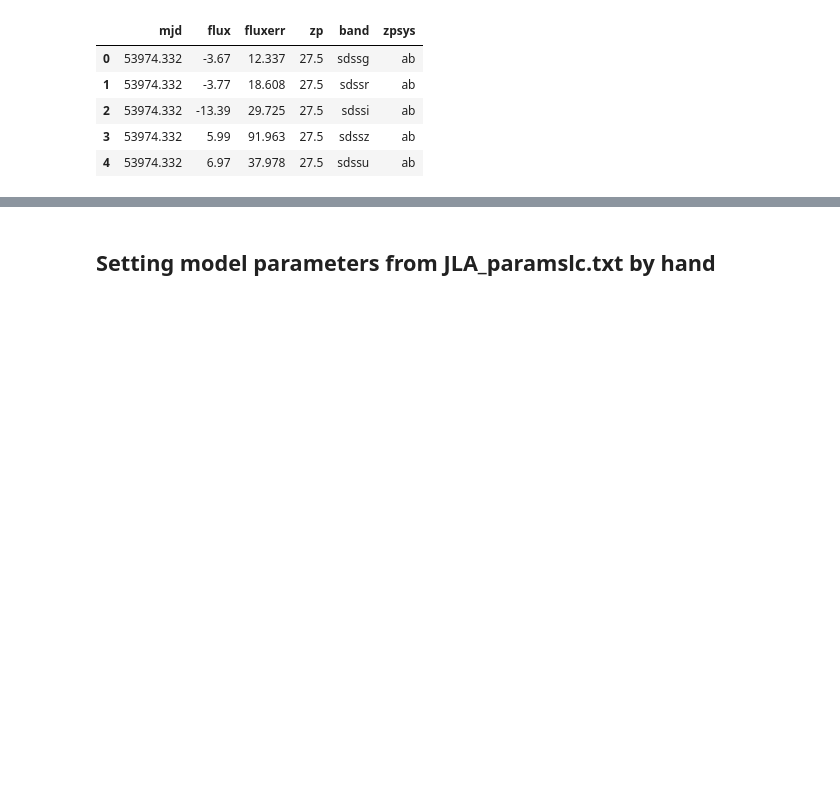
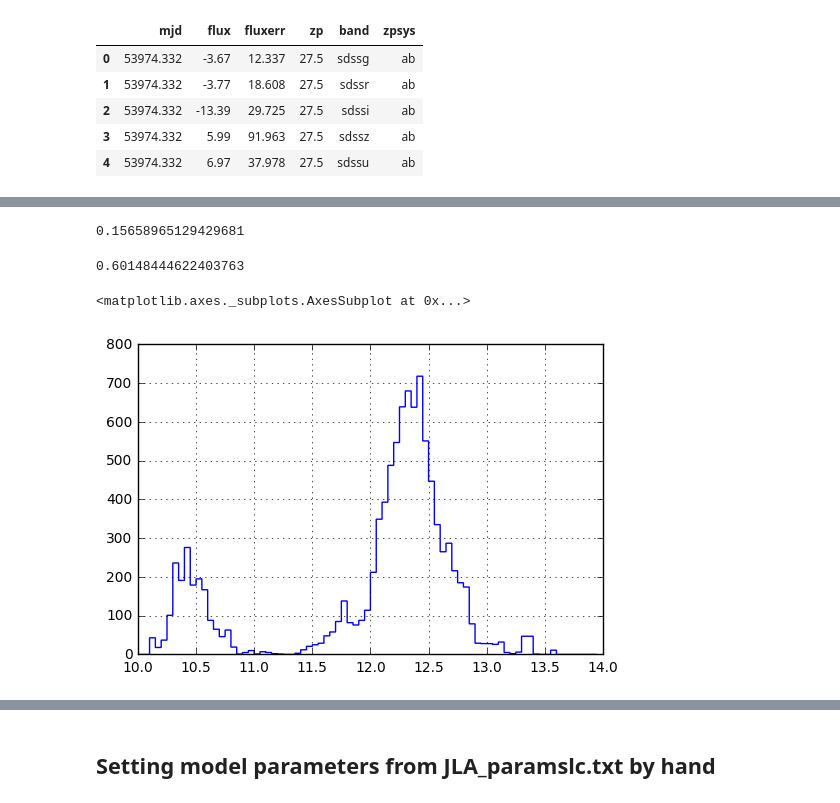
Before and after one commit to rbiswas4/AnalyzeSN, a Jupyter notebook: examples/Check_SDSS14331_SALT2Format.ipynb, the cells around one changed output, grey strips where cells are left out. Drawn from its saved outputs; the diff is of its cells as text; code cells hidden in the pictures; blank space fills up the shorter version.

Commit message:
changed previous notebook 	modified:   examples/Check_SDSS14331_SALT2Format.ipynb

```diff
--- a/examples/Check_SDSS14331_SALT2Format.ipynb
+++ b/examples/Check_SDSS14331_SALT2Format.ipynb
@@ -32,2 +164,22 @@ fitres = sncosmo.fit_lc(lco.snCosmoLC(), model=model, vparam_names=['x0', 'x1',
 # %%
 from analyzeSN import ResChar
+# %%
+mcmc_reschar = ResChar.fromSNCosmoRes(fitres)
+# %%
+mcmc_reschar.salt_samples().z.std()
+# %% [output]
+0.15658965129429681
+# %%
+np.histogram(mcmc_reschar.salt_samples().z)[1][np.histogram(mcmc_reschar.salt_samples().z)[0].argmax()]
+# %% [output]
+0.60148444622403763
+# %%
+fig, ax = plt.subplots()
+mcmc_reschar.salt_samples().mu.hist(histtype='step',
+                                    bins=np.arange(10., 14.,0.05),
+                                    ax=ax)
+#x = np.arange(0.1, 0.4, 0.001)
+#ax.plot(x, 120. *stats.norm.pdf(x, 0.213, 0.4), 'r--')
+# %% [output]
+<matplotlib.axes._subplots.AxesSubplot at 0x...>
+[figure, added]
```
Also changed, not shown: parts of 35 cells of this notebook.
